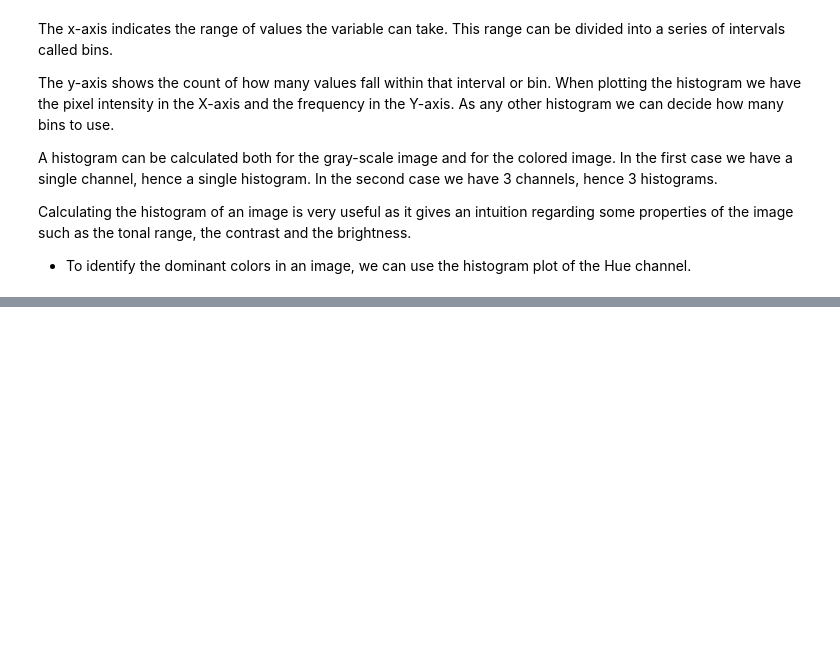
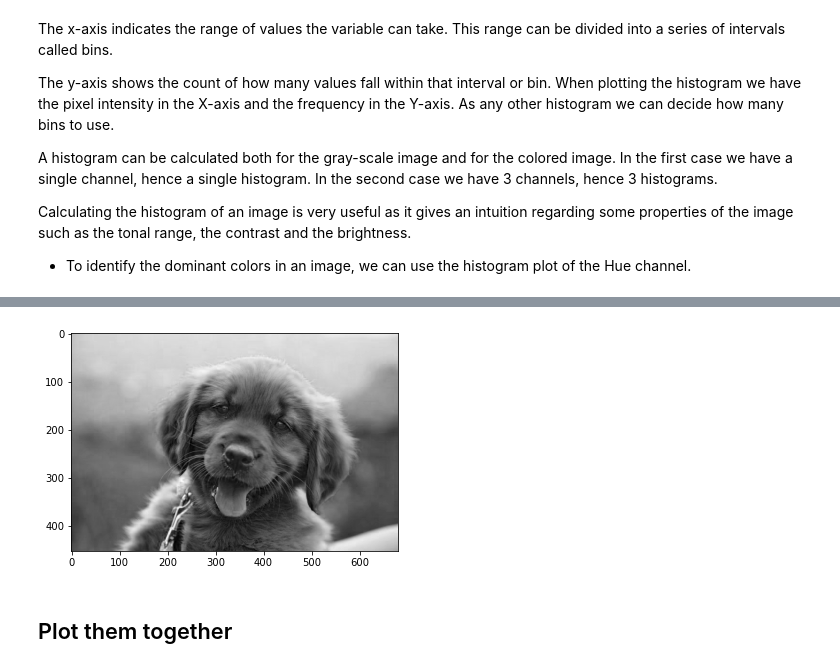
Before and after one commit to mhannani/data-mining-utils, a Jupyter notebook: Task_5.ipynb, the cells around one changed output, grey strips where cells are left out. Saved outputs shown, nothing was run; the diff lists cells and outputs as text; code cells hidden in the pictures; blank space fills up the shorter version.

```diff
--- a/Task_5.ipynb
+++ b/Task_5.ipynb
@@ -16,0 +51,9 @@ Calculating the histogram of an image is very useful as it gives an intuition re
+# %%
+blue_channel = rgb_image[:,:,2]
+plt.imshow(blue_channel, cmap='gray')
+plt.show()
+# more white more blue, more black less blue
+# %% [output]
+[figure, added]
+# %% [markdown]
+## Plot them together
```
Also changed, not shown: parts of 25 cells of this notebook, 1 other file.
